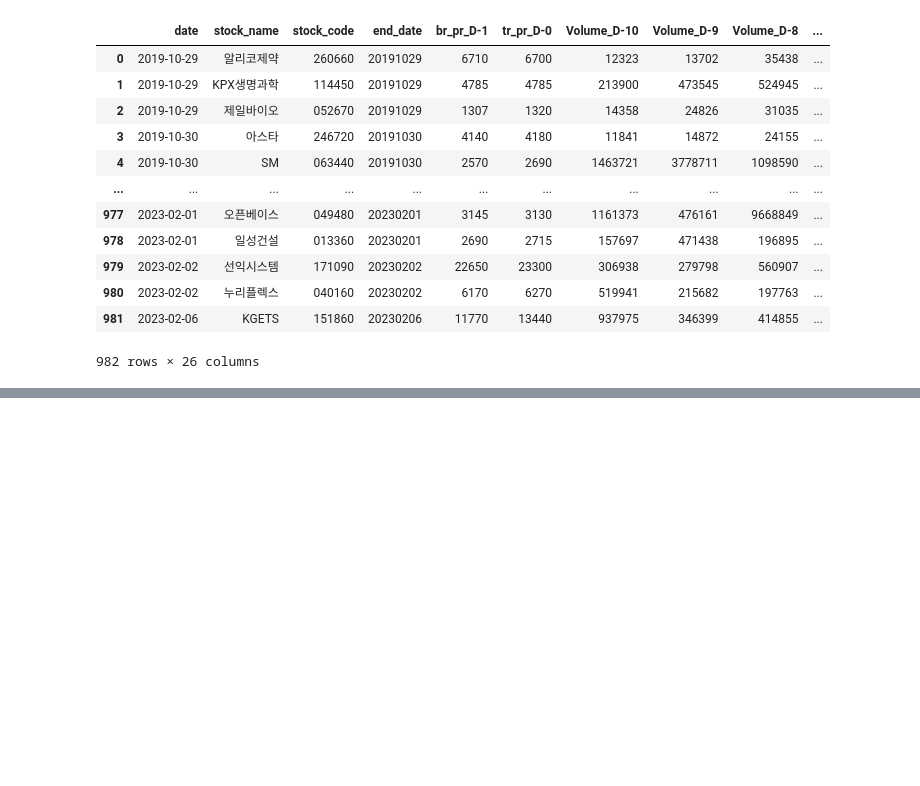
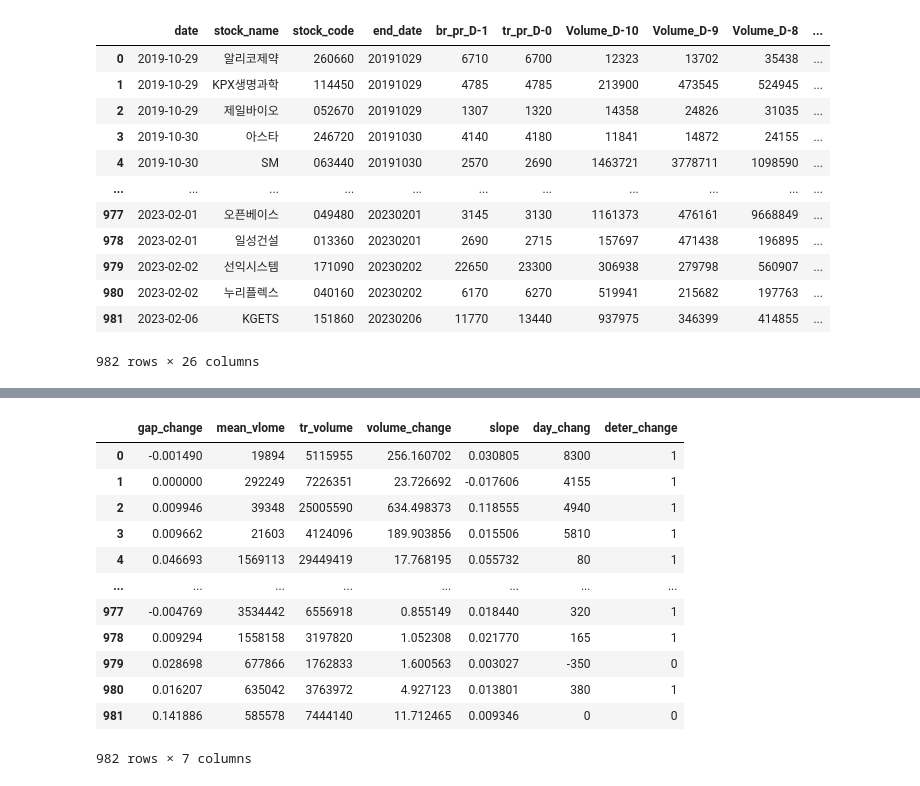
Before and after one commit to kknaks/assingment, a Jupyter notebook: 221228_stock/stock2.ipynb, the cells around one changed output, grey strips where cells are left out. Drawn from its saved outputs; the diff is of its cells as text; code cells hidden in the pictures; blank space fills up the shorter version.

```diff
--- a/221228_stock/stock2.ipynb
+++ b/221228_stock/stock2.ipynb
@@ -203,0 +245,4 @@ stock2['mean_vlome'] = stock2.iloc[:,6:16].mean(axis =1)
+# %%
+data4['stck_hgpr'] = data4.stck_hgpr.apply(lambda x : int(x))
+# %%
+stock2['day_chang'] = data4['stck_hgpr'] - data4['tr_pr_D-0']
@@ -203,0 +270,16 @@ stock2['mean_vlome'] = stock2.iloc[:,6:16].mean(axis =1)
+# %%
+stock2.iloc[:,26:]
+# %% [output]
+|  | gap_change | mean_vlome | tr_volume | volume_change | slope | day_chang | deter_change |
+| 0 | -0.001490 | 19894 | 5115955 | 256.160702 | 0.030805 | 8300 | 1 |
+| 1 | 0.000000 | 292249 | 7226351 | 23.726692 | -0.017606 | 4155 | 1 |
+| 2 | 0.009946 | 39348 | 25005590 | 634.498373 | 0.118555 | 4940 | 1 |
+| 3 | 0.009662 | 21603 | 4124096 | 189.903856 | 0.015506 | 5810 | 1 |
+| 4 | 0.046693 | 1569113 | 29449419 | 17.768195 | 0.055732 | 80 | 1 |
+| ... | ... | ... | ... | ... | ... | ... | ... |
+| 977 | -0.004769 | 3534442 | 6556918 | 0.855149 | 0.018440 | 320 | 1 |
+| 978 | 0.009294 | 1558158 | 3197820 | 1.052308 | 0.021770 | 165 | 1 |
+| 979 | 0.028698 | 677866 | 1762833 | 1.600563 | 0.003027 | -350 | 0 |
+| 980 | 0.016207 | 635042 | 3763972 | 4.927123 | 0.013801 | 380 | 1 |
+| 981 | 0.141886 | 585578 | 7444140 | 11.712465 | 0.009346 | 0 | 0 |
+982 rows × 7 columns
```
Also changed, not shown: parts of 27 cells of this notebook, 2 other files.
